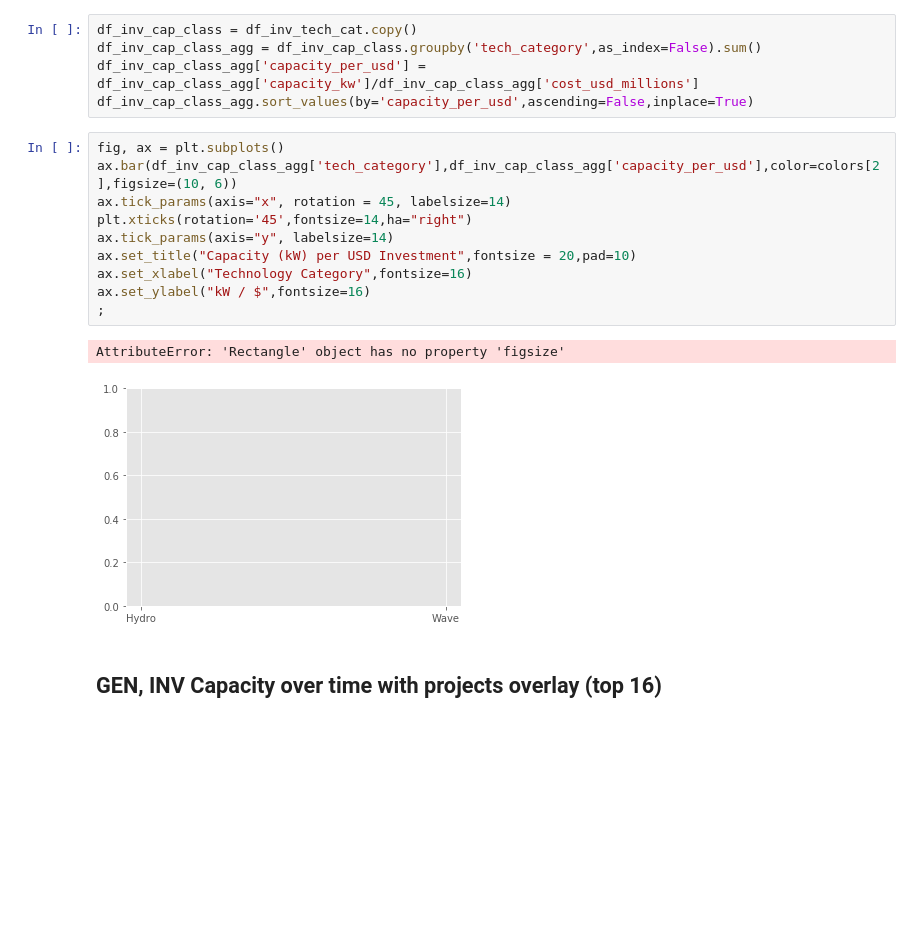
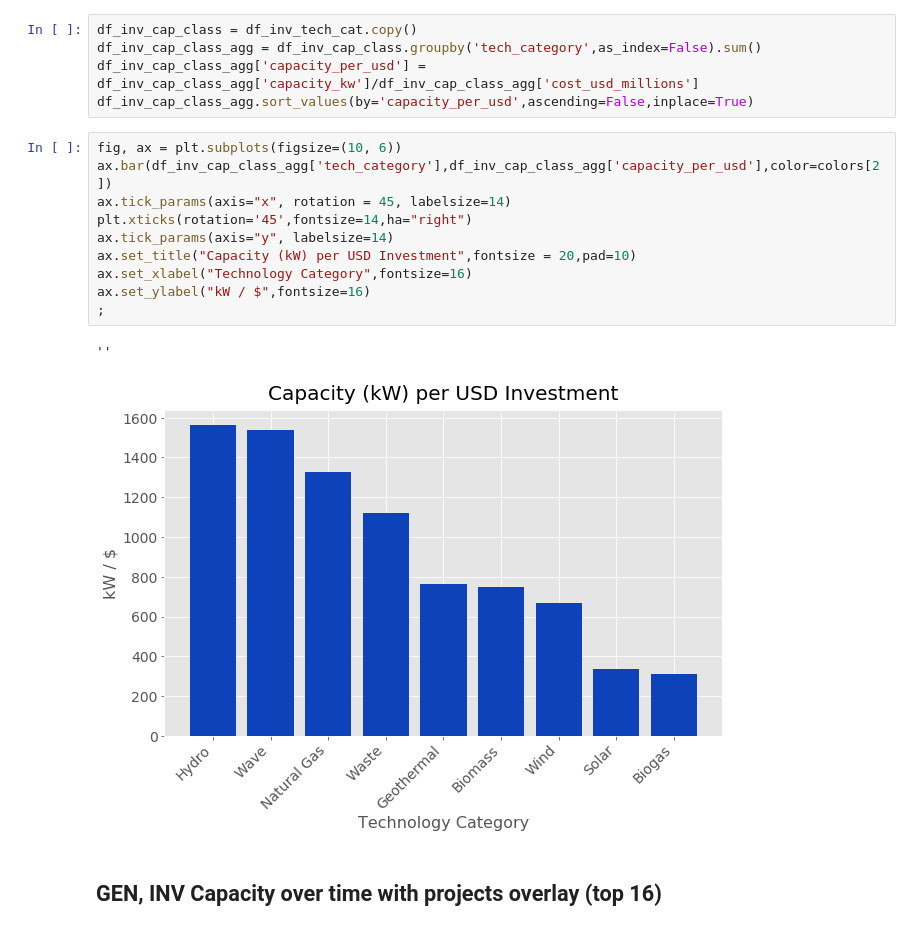
Before and after one commit to vanessapolliard/renewable-energy-generation, a Jupyter notebook: notebooks/Analysis.ipynb, the cells around one changed output. Cells and saved outputs as stored; diff of their text form; blank space fills up the shorter version.

Commit message:
small graph changes

```diff
--- a/notebooks/Analysis.ipynb
+++ b/notebooks/Analysis.ipynb
@@ -167,18 +167,18 @@ df_inv_cap_class_agg = df_inv_cap_class.groupby('tech_category',as_index=False).
 df_inv_cap_class_agg['capacity_per_usd'] = df_inv_cap_class_agg['capacity_kw']/df_inv_cap_class_agg['cost_usd_millions']
 df_inv_cap_class_agg.sort_values(by='capacity_per_usd',ascending=False,inplace=True)
 # %%
-fig, ax = plt.subplots()
-ax.bar(df_inv_cap_class_agg['tech_category'],df_inv_cap_class_agg['capacity_per_usd'],color=colors[2],figsize=(10, 6))
+fig, ax = plt.subplots(figsize=(10, 6))
+ax.bar(df_inv_cap_class_agg['tech_category'],df_inv_cap_class_agg['capacity_per_usd'],color=colors[2])
 ax.tick_params(axis="x", rotation = 45, labelsize=14)
 plt.xticks(rotation='45',fontsize=14,ha="right")
 ax.tick_params(axis="y", labelsize=14)
 ax.set_title("Capacity (kW) per USD Investment",fontsize = 20,pad=10)
 ax.set_xlabel("Technology Category",fontsize=16)
 ax.set_ylabel("kW / $",fontsize=16)
 ;
 # %% [output]
-AttributeError: 'Rectangle' object has no property 'figsize'
+''
-[figure, old version]
+[figure, new version]
 # %% [markdown]
 ## GEN, INV Capacity over time with projects overlay (top 16)
 # %%
```
